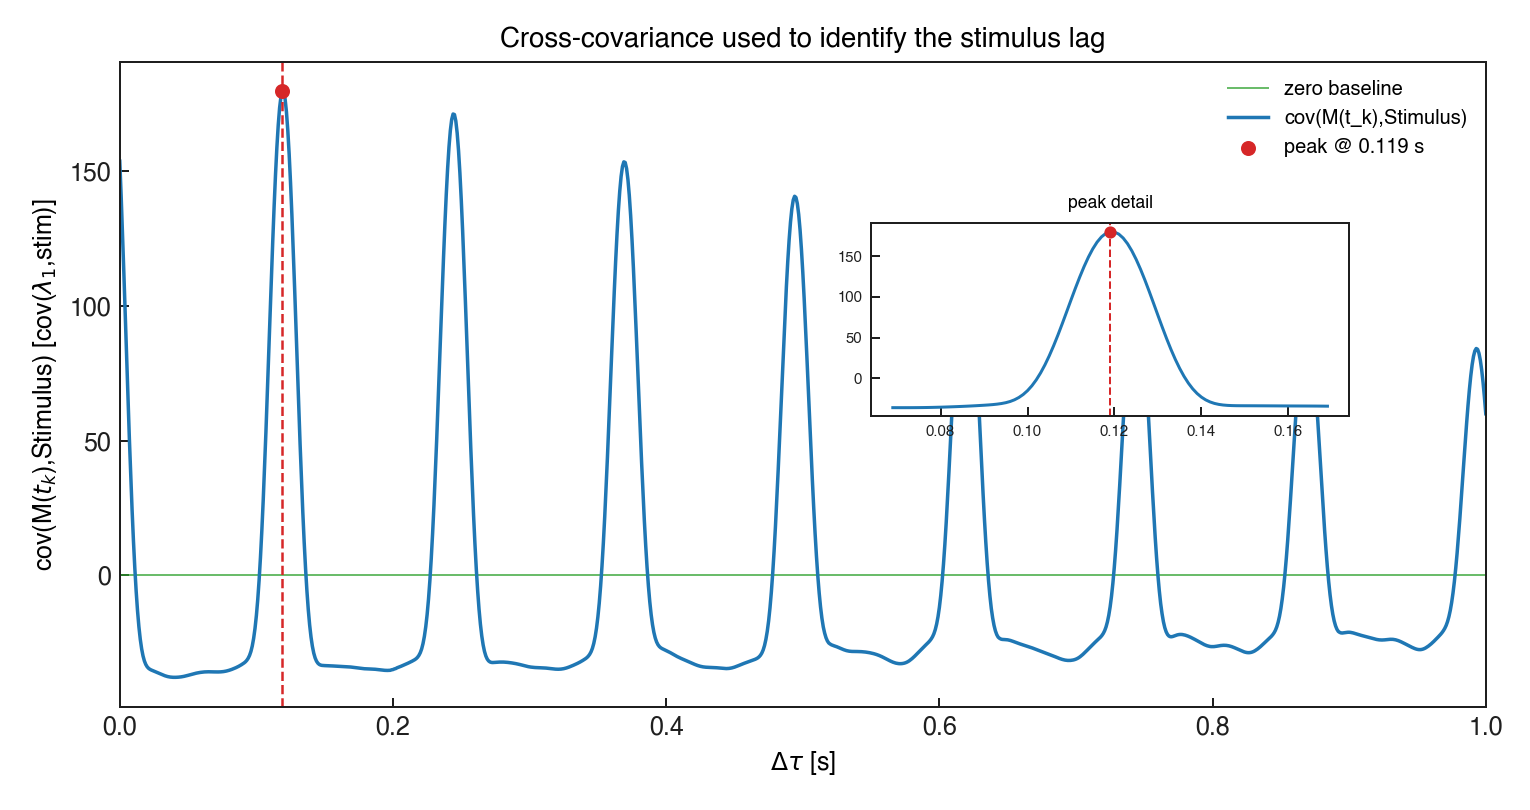
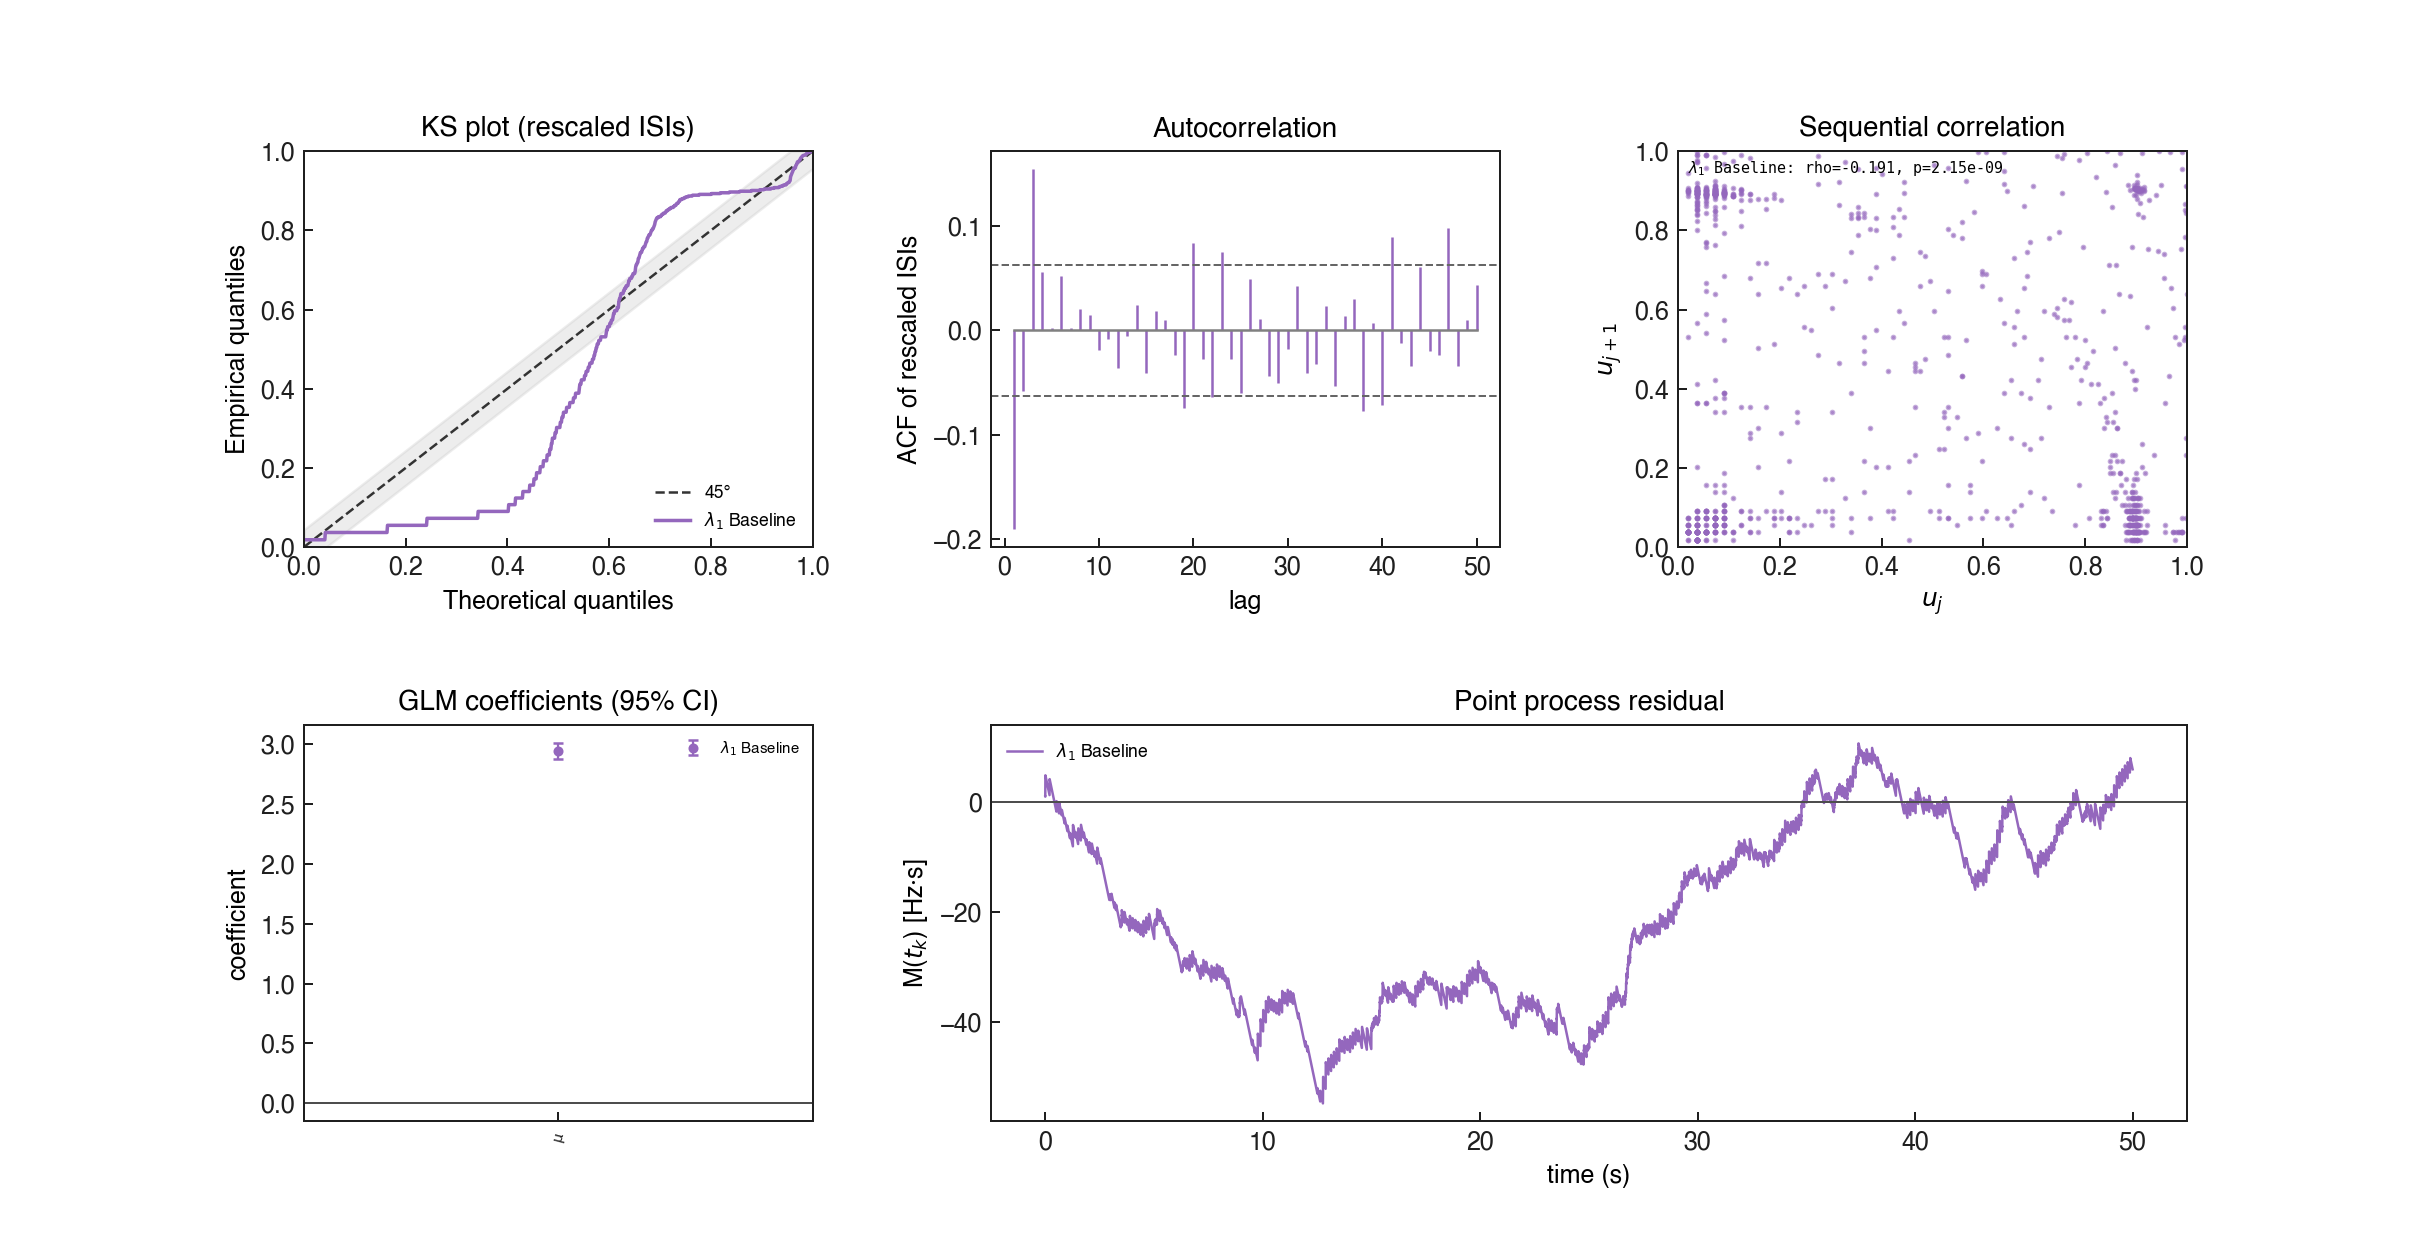
The change to this notebook cell's code, shown as a diff; its figure went from the first image to the second:
--- before
+++ after
@@ -1,18 +1,16 @@
 # SECTION 2: Fit a constant baseline and Find Stimulus Lag
-# MATLAB results.plotResults: full 5-panel dashboard (KS / ACF / SeqCorr / GLM coeffs / Residual).
-fig = _prepare_figure("results.plotResults", figsize=(13.5, 7.0))
-_plot_results_dashboard(
-    fig,
-    payload,
-    models=[
-        (
-            r"$\lambda_1$ Baseline",
-            "tab:purple",
-            payload["ks_const_empirical"],
-            payload["acf_m1"],
-            payload["seq_corr_m1"],
-            payload["glm_m1"],
-            payload["residual_m1"],
-        ),
-    ],
-)
+# MATLAB fig 3: results.Residual.xcov(stim).windowedSignal([0,1]).plot — single-panel
+# covariance-vs-lag curve used to identify the stimulus lag (lambda_1 vs stim).
+fig = _prepare_figure("results.Residual.xcov(stim).windowedSignal([0,1]).plot", figsize=(8.5, 4.5))
+ax = fig.subplots(1, 1)
+lags_s = np.asarray(payload["xcorr_lags_s"], dtype=float)
+xcorr_vals = np.asarray(payload["xcorr_values"], dtype=float)
+# clip to the 0..1 s window MATLAB uses
+keep = (lags_s >= 0.0) & (lags_s <= 1.0)
+lags_s = lags_s[keep]
+xcorr_vals = xcorr_vals[keep]
+# MATLAB default-blue line, no peak annotation, no inset (parity with MATLAB's plain plot).
+ax.plot(lags_s, xcorr_vals, color="tab:blue", linewidth=1.4)
+ax.set_xlabel(r"$\Delta\tau$ [s]")
+ax.set_ylabel(r"cov(M($t_k$),Stimulus) [cov($\lambda_i$,stim)]")
+ax.set_xlim(0.0, 1.0)

Commit: feat(parity): v5 iter 19 — per-figure Reviewers across all 102 figure pairs (no cap)